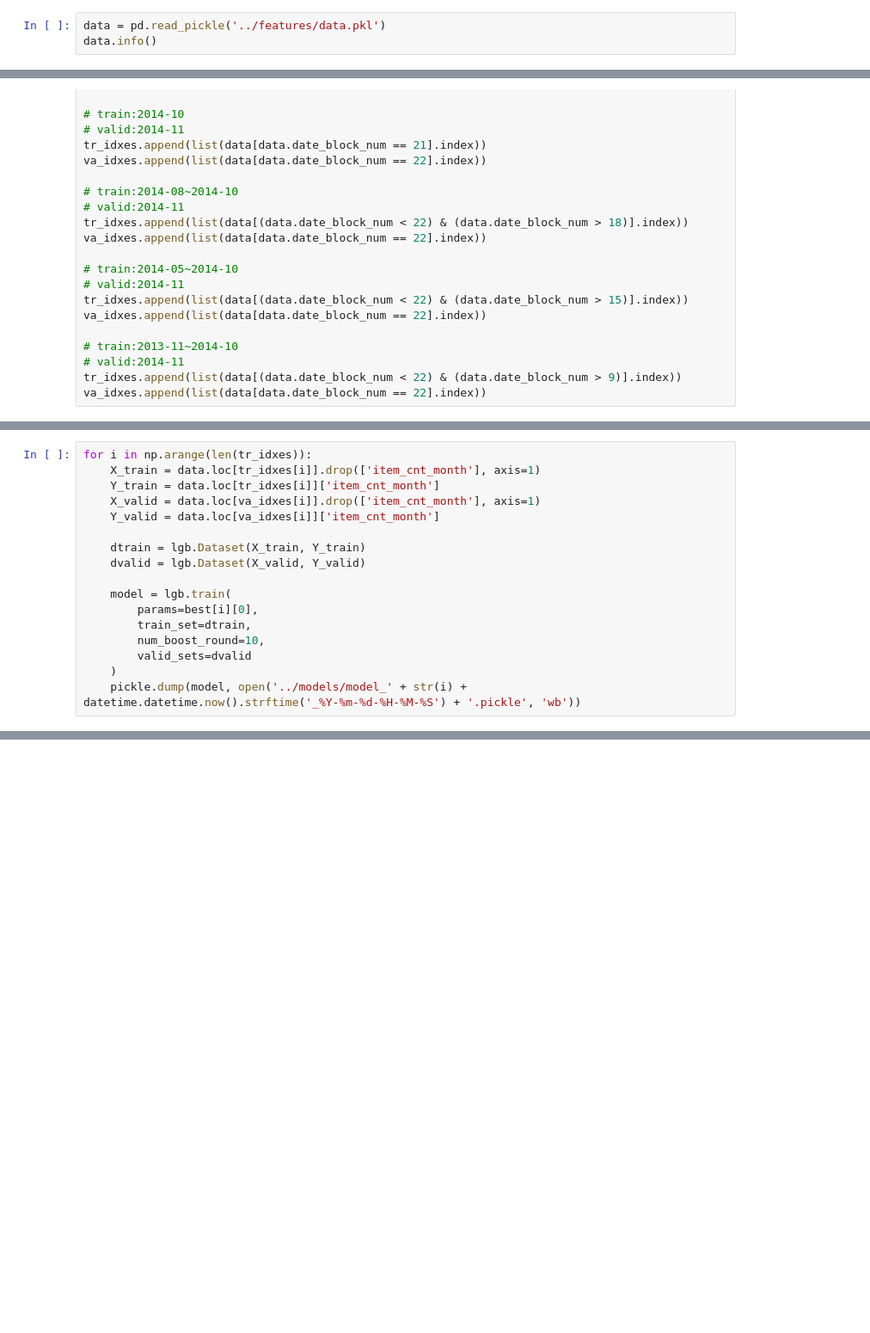
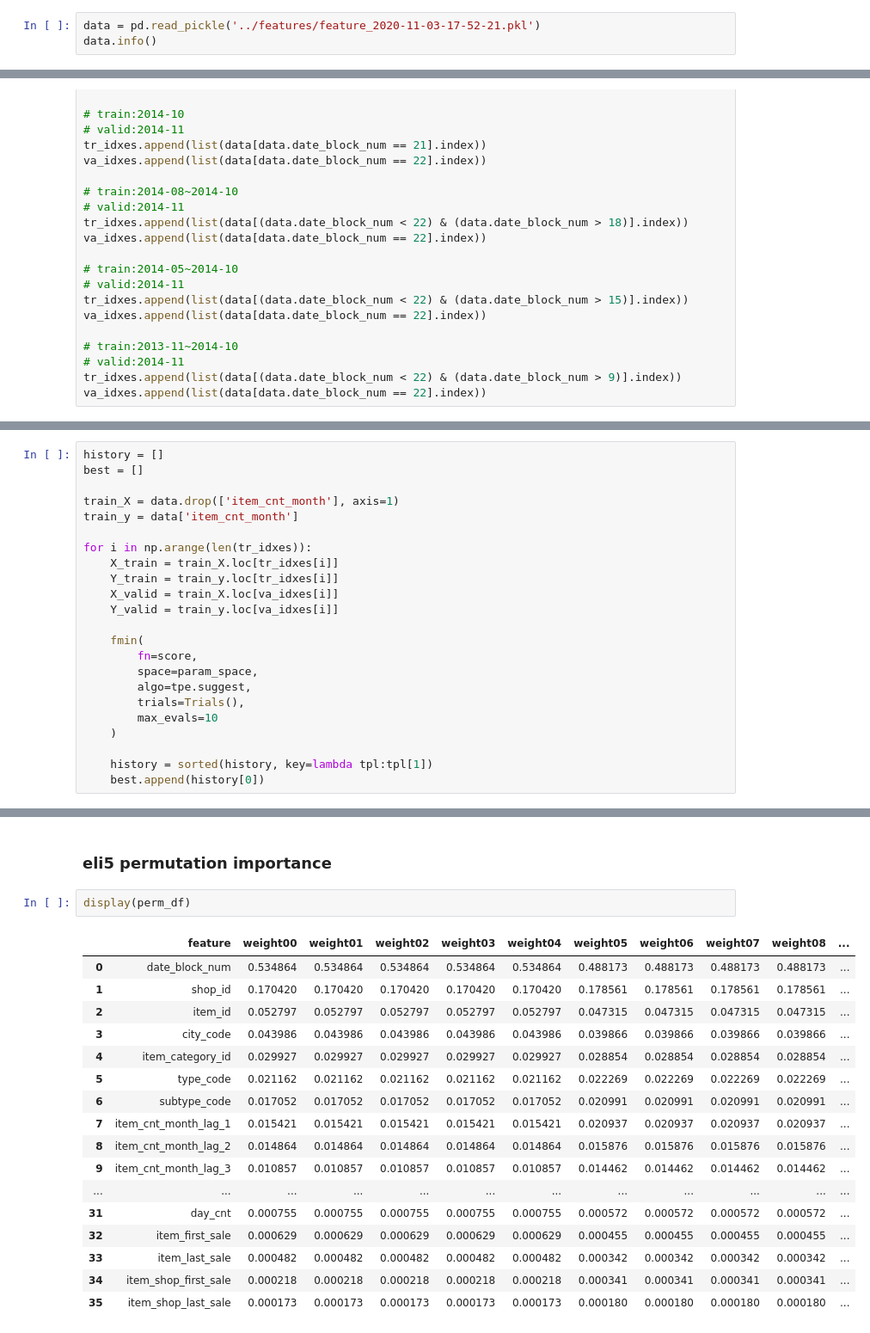
Before and after one commit to YusukeAmg/kaggle_Predict-Future-Sales, a Jupyter notebook: notebook/06_tuning_model.ipynb, the cells around one changed output, grey strips where cells are left out. Shown at 86% size. Saved outputs shown, nothing was run; the diff lists cells and outputs as text; blank space fills up the shorter version.

Commit message:
regine hyperopt
refine hyperopt score function

```diff
--- a/notebook/06_tuning_model.ipynb
+++ b/notebook/06_tuning_model.ipynb
@@ -29,7 +31,7 @@ import datetime
 # set index to ID to avoid droping it later
 test  = pd.read_csv('../data/input/test.csv').set_index('ID')
 # %%
-data = pd.read_pickle('../features/data.pkl')
+data = pd.read_pickle('../features/feature_2020-11-03-17-52-21.pkl')
 data.info()
 # %% [output]
 <class 'pandas.core.frame.DataFrame'>
@@ -424,0 +154,23 @@ params: {'bagging_fraction': 0.8500000000000001, 'feature_fraction': 0.75, 'gamm
+# %%
+history = []
+best = []
+
+train_X = data.drop(['item_cnt_month'], axis=1)
+train_y = data['item_cnt_month']
+
+for i in np.arange(len(tr_idxes)):
+    X_train = train_X.loc[tr_idxes[i]]
+    Y_train = train_y.loc[tr_idxes[i]]
+    X_valid = train_X.loc[va_idxes[i]]
+    Y_valid = train_y.loc[va_idxes[i]]
+
+    fmin(
+        fn=score,
+        space=param_space,
+        algo=tpe.suggest,
+        trials=Trials(),
+        max_evals=10
+    )
+
+    history = sorted(history, key=lambda tpl:tpl[1])
+    best.append(history[0])
@@ -445,17 +214,0 @@ best
-# %%
-for i in np.arange(len(tr_idxes)):
-    X_train = data.loc[tr_idxes[i]].drop(['item_cnt_month'], axis=1)
-    Y_train = data.loc[tr_idxes[i]]['item_cnt_month']
-    X_valid = data.loc[va_idxes[i]].drop(['item_cnt_month'], axis=1)
-    Y_valid = data.loc[va_idxes[i]]['item_cnt_month']
-
-    dtrain = lgb.Dataset(X_train, Y_train)
-    dvalid = lgb.Dataset(X_valid, Y_valid)
-
-    model = lgb.train(
-        params=best[i][0],
-        train_set=dtrain,
-        num_boost_round=10,
-        valid_sets=dvalid
-    )
-    pickle.dump(model, open('../models/model_' + str(i) + datetime.datetime.now().strftime('_%Y-%m-%d-%H-%M-%S') + '.pickle', 'wb'))
@@ -491,0 +287,22 @@ findfont: Font family ['TakaoPGothic'] not found. Falling back to DejaVu Sans.
+# %% [markdown]
+### eli5 permutation importance
+# %%
+display(perm_df)
+# %% [output]
+|  | feature | weight00 | weight01 | weight02 | weight03 | weight04 | weight05 | weight06 | weight07 | weight08 | ... |
+| 0 | date_block_num | 0.534864 | 0.534864 | 0.534864 | 0.534864 | 0.534864 | 0.488173 | 0.488173 | 0.488173 | 0.488173 | ... |
+| 1 | shop_id | 0.170420 | 0.170420 | 0.170420 | 0.170420 | 0.170420 | 0.178561 | 0.178561 | 0.178561 | 0.178561 | ... |
+| 2 | item_id | 0.052797 | 0.052797 | 0.052797 | 0.052797 | 0.052797 | 0.047315 | 0.047315 | 0.047315 | 0.047315 | ... |
+| 3 | city_code | 0.043986 | 0.043986 | 0.043986 | 0.043986 | 0.043986 | 0.039866 | 0.039866 | 0.039866 | 0.039866 | ... |
+| 4 | item_category_id | 0.029927 | 0.029927 | 0.029927 | 0.029927 | 0.029927 | 0.028854 | 0.028854 | 0.028854 | 0.028854 | ... |
+| 5 | type_code | 0.021162 | 0.021162 | 0.021162 | 0.021162 | 0.021162 | 0.022269 | 0.022269 | 0.022269 | 0.022269 | ... |
+| 6 | subtype_code | 0.017052 | 0.017052 | 0.017052 | 0.017052 | 0.017052 | 0.020991 | 0.020991 | 0.020991 | 0.020991 | ... |
+| 7 | item_cnt_month_lag_1 | 0.015421 | 0.015421 | 0.015421 | 0.015421 | 0.015421 | 0.020937 | 0.020937 | 0.020937 | 0.020937 | ... |
+| 8 | item_cnt_month_lag_2 | 0.014864 | 0.014864 | 0.014864 | 0.014864 | 0.014864 | 0.015876 | 0.015876 | 0.015876 | 0.015876 | ... |
+| 9 | item_cnt_month_lag_3 | 0.010857 | 0.010857 | 0.010857 | 0.010857 | 0.010857 | 0.014462 | 0.014462 | 0.014462 | 0.014462 | ... |
+| ... | ... | ... | ... | ... | ... | ... | ... | ... | ... | ... | ... |
+| 31 | day_cnt | 0.000755 | 0.000755 | 0.000755 | 0.000755 | 0.000755 | 0.000572 | 0.000572 | 0.000572 | 0.000572 | ... |
+| 32 | item_first_sale | 0.000629 | 0.000629 | 0.000629 | 0.000629 | 0.000629 | 0.000455 | 0.000455 | 0.000455 | 0.000455 | ... |
+| 33 | item_last_sale | 0.000482 | 0.000482 | 0.000482 | 0.000482 | 0.000482 | 0.000342 | 0.000342 | 0.000342 | 0.000342 | ... |
+| 34 | item_shop_first_sale | 0.000218 | 0.000218 | 0.000218 | 0.000218 | 0.000218 | 0.000341 | 0.000341 | 0.000341 | 0.000341 | ... |
+| 35 | item_shop_last_sale | 0.000173 | 0.000173 | 0.000173 | 0.000173 | 0.000173 | 0.000180 | 0.000180 | 0.000180 | 0.000180 | ... |
```
Also changed, not shown: parts of 19 cells of this notebook, 2 other files.
